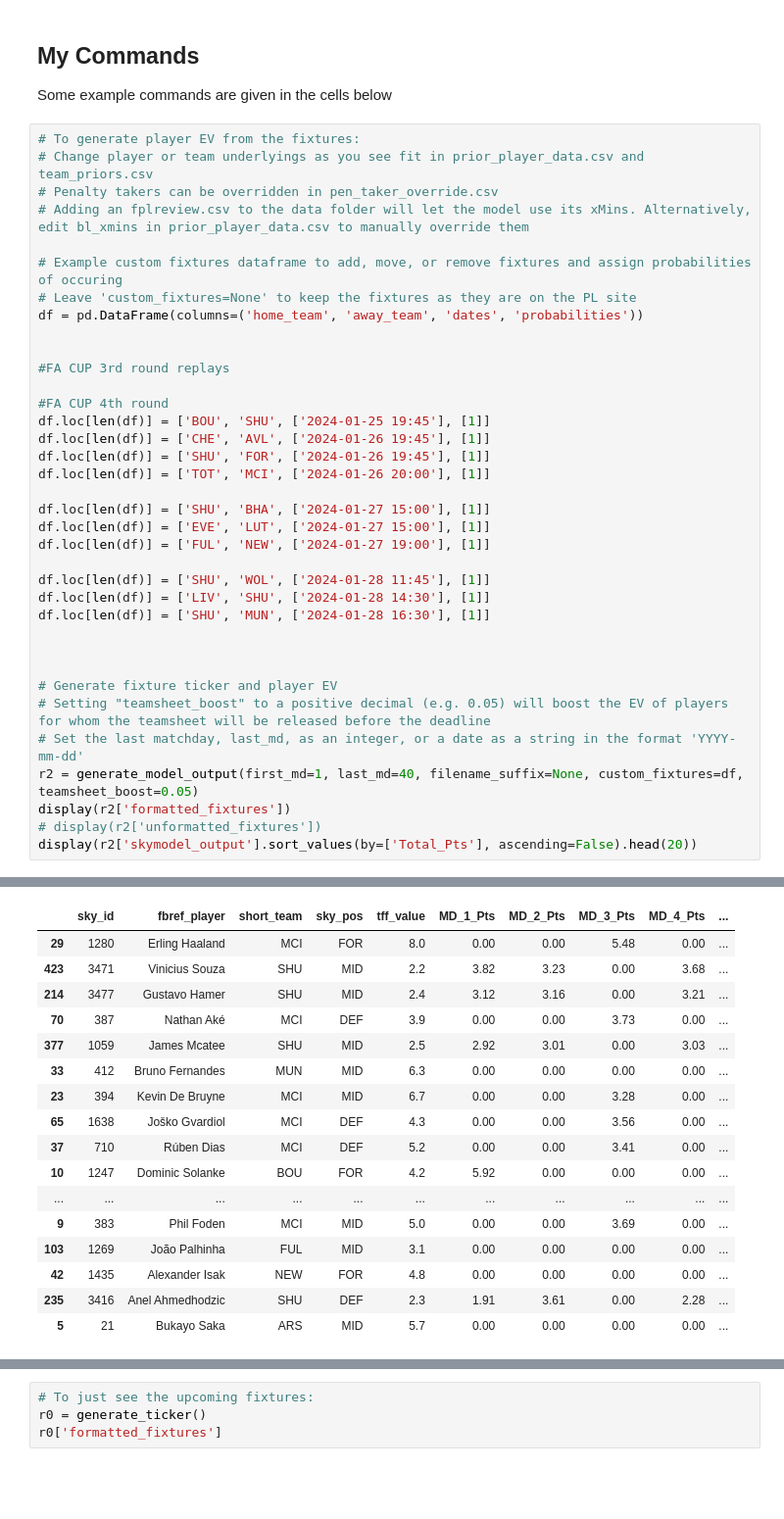
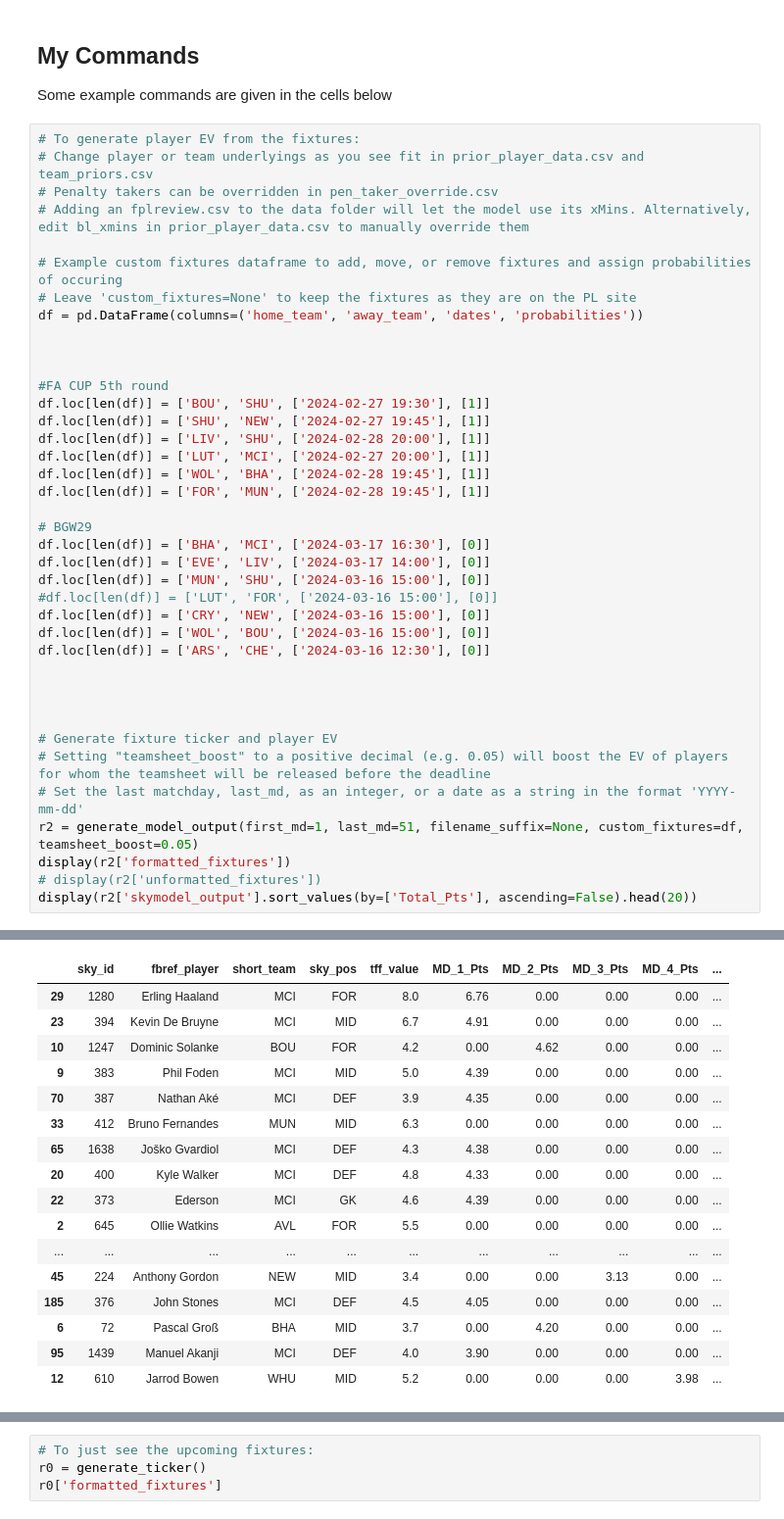
Before and after one commit to da-kbennett/TFF-Optimisation, a Jupyter notebook: notebooks/TFF_opt_v1.ipynb, the cells around one changed output, grey strips where cells are left out. Shown: that part at 98% size. Saved outputs shown, nothing was run; the diff lists cells and outputs as text; blank space fills up the shorter version.

```diff
--- a/notebooks/TFF_opt_v1.ipynb
+++ b/notebooks/TFF_opt_v1.ipynb
@@ -1074,28 +1076,31 @@ Some example commands are given in the cells below
 df = pd.DataFrame(columns=('home_team', 'away_team', 'dates', 'probabilities'))
 
 
-#FA CUP 3rd round replays
 
-#FA CUP 4th round
-df.loc[len(df)] = ['BOU', 'SHU', ['2024-01-25 19:45'], [1]]
-df.loc[len(df)] = ['CHE', 'AVL', ['2024-01-26 19:45'], [1]]
-df.loc[len(df)] = ['SHU', 'FOR', ['2024-01-26 19:45'], [1]]
-df.loc[len(df)] = ['TOT', 'MCI', ['2024-01-26 20:00'], [1]]
+#FA CUP 5th round
+df.loc[len(df)] = ['BOU', 'SHU', ['2024-02-27 19:30'], [1]]
+df.loc[len(df)] = ['SHU', 'NEW', ['2024-02-27 19:45'], [1]]
+df.loc[len(df)] = ['LIV', 'SHU', ['2024-02-28 20:00'], [1]]
+df.loc[len(df)] = ['LUT', 'MCI', ['2024-02-27 20:00'], [1]]
+df.loc[len(df)] = ['WOL', 'BHA', ['2024-02-28 19:45'], [1]]
+df.loc[len(df)] = ['FOR', 'MUN', ['2024-02-28 19:45'], [1]]
 
-df.loc[len(df)] = ['SHU', 'BHA', ['2024-01-27 15:00'], [1]]
-df.loc[len(df)] = ['EVE', 'LUT', ['2024-01-27 15:00'], [1]]
-df.loc[len(df)] = ['FUL', 'NEW', ['2024-01-27 19:00'], [1]]
+# BGW29
+df.loc[len(df)] = ['BHA', 'MCI', ['2024-03-17 16:30'], [0]]
+df.loc[len(df)] = ['EVE', 'LIV', ['2024-03-17 14:00'], [0]]
+df.loc[len(df)] = ['MUN', 'SHU', ['2024-03-16 15:00'], [0]]
+#df.loc[len(df)] = ['LUT', 'FOR', ['2024-03-16 15:00'], [0]]
+df.loc[len(df)] = ['CRY', 'NEW', ['2024-03-16 15:00'], [0]]
+df.loc[len(df)] = ['WOL', 'BOU', ['2024-03-16 15:00'], [0]]
+df.loc[len(df)] = ['ARS', 'CHE', ['2024-03-16 12:30'], [0]]
 
-df.loc[len(df)] = ['SHU', 'WOL', ['2024-01-28 11:45'], [1]]
-df.loc[len(df)] = ['LIV', 'SHU', ['2024-01-28 14:30'], [1]]
-df.loc[len(df)] = ['SHU', 'MUN', ['2024-01-28 16:30'], [1]]
 
 
 
 # Generate fixture ticker and player EV
 # Setting "teamsheet_boost" to a positive decimal (e.g. 0.05) will boost the EV of players for whom the teamsheet will be released before the deadline
 # Set the last matchday, last_md, as an integer, or a date as a string in the format 'YYYY-mm-dd'
-r2 = generate_model_output(first_md=1, last_md=40, filename_suffix=None, custom_fixtures=df, teamsheet_boost=0.05)
+r2 = generate_model_output(first_md=1, last_md=51, filename_suffix=None, custom_fixtures=df, teamsheet_boost=0.05)
 display(r2['formatted_fixtures'])
 # display(r2['unformatted_fixtures'])
 display(r2['skymodel_output'].sort_values(by=['Total_Pts'], ascending=False).head(20))
@@ -1123,20 +1128,20 @@ display(r2['skymodel_output'].sort_values(by=['Total_Pts'], ascending=False).hea
 |  | sky_id | fbref_player | short_team | sky_pos | tff_value | MD_1_Pts | MD_2_Pts | MD_3_Pts | MD_4_Pts | ... |
-| 29 | 1280 | Erling Haaland | MCI | FOR | 8.0 | 0.00 | 0.00 | 5.48 | 0.00 | ... |
-| 423 | 3471 | Vinicius Souza | SHU | MID | 2.2 | 3.82 | 3.23 | 0.00 | 3.68 | ... |
-| 214 | 3477 | Gustavo Hamer | SHU | MID | 2.4 | 3.12 | 3.16 | 0.00 | 3.21 | ... |
-| 70 | 387 | Nathan Aké | MCI | DEF | 3.9 | 0.00 | 0.00 | 3.73 | 0.00 | ... |
-| 377 | 1059 | James Mcatee | SHU | MID | 2.5 | 2.92 | 3.01 | 0.00 | 3.03 | ... |
+| 29 | 1280 | Erling Haaland | MCI | FOR | 8.0 | 6.76 | 0.00 | 0.00 | 0.00 | ... |
+| 23 | 394 | Kevin De Bruyne | MCI | MID | 6.7 | 4.91 | 0.00 | 0.00 | 0.00 | ... |
+| 10 | 1247 | Dominic Solanke | BOU | FOR | 4.2 | 0.00 | 4.62 | 0.00 | 0.00 | ... |
+| 9 | 383 | Phil Foden | MCI | MID | 5.0 | 4.39 | 0.00 | 0.00 | 0.00 | ... |
+| 70 | 387 | Nathan Aké | MCI | DEF | 3.9 | 4.35 | 0.00 | 0.00 | 0.00 | ... |
 | 33 | 412 | Bruno Fernandes | MUN | MID | 6.3 | 0.00 | 0.00 | 0.00 | 0.00 | ... |
-| 23 | 394 | Kevin De Bruyne | MCI | MID | 6.7 | 0.00 | 0.00 | 3.28 | 0.00 | ... |
-| 65 | 1638 | Joško Gvardiol | MCI | DEF | 4.3 | 0.00 | 0.00 | 3.56 | 0.00 | ... |
-| 37 | 710 | Rúben Dias | MCI | DEF | 5.2 | 0.00 | 0.00 | 3.41 | 0.00 | ... |
-| 10 | 1247 | Dominic Solanke | BOU | FOR | 4.2 | 5.92 | 0.00 | 0.00 | 0.00 | ... |
+| 65 | 1638 | Joško Gvardiol | MCI | DEF | 4.3 | 4.38 | 0.00 | 0.00 | 0.00 | ... |
+| 20 | 400 | Kyle Walker | MCI | DEF | 4.8 | 4.33 | 0.00 | 0.00 | 0.00 | ... |
+| 22 | 373 | Ederson | MCI | GK | 4.6 | 4.39 | 0.00 | 0.00 | 0.00 | ... |
+| 2 | 645 | Ollie Watkins | AVL | FOR | 5.5 | 0.00 | 0.00 | 0.00 | 0.00 | ... |
 | ... | ... | ... | ... | ... | ... | ... | ... | ... | ... | ... |
-| 9 | 383 | Phil Foden | MCI | MID | 5.0 | 0.00 | 0.00 | 3.69 | 0.00 | ... |
-| 103 | 1269 | João Palhinha | FUL | MID | 3.1 | 0.00 | 0.00 | 0.00 | 0.00 | ... |
-| 42 | 1435 | Alexander Isak | NEW | FOR | 4.8 | 0.00 | 0.00 | 0.00 | 0.00 | ... |
-| 235 | 3416 | Anel Ahmedhodzic | SHU | DEF | 2.3 | 1.91 | 3.61 | 0.00 | 2.28 | ... |
-| 5 | 21 | Bukayo Saka | ARS | MID | 5.7 | 0.00 | 0.00 | 0.00 | 0.00 | ... |
+| 45 | 224 | Anthony Gordon | NEW | MID | 3.4 | 0.00 | 0.00 | 3.13 | 0.00 | ... |
+| 185 | 376 | John Stones | MCI | DEF | 4.5 | 4.05 | 0.00 | 0.00 | 0.00 | ... |
+| 6 | 72 | Pascal Groß | BHA | MID | 3.7 | 0.00 | 4.20 | 0.00 | 0.00 | ... |
+| 95 | 1439 | Manuel Akanji | MCI | DEF | 4.0 | 3.90 | 0.00 | 0.00 | 0.00 | ... |
+| 12 | 610 | Jarrod Bowen | WHU | MID | 5.2 | 0.00 | 0.00 | 0.00 | 3.98 | ... |
 # %%
 # To generate optimal team and plan:
 # List all the sky IDs of all players to include in the initial squad (or leave empty), see prior_player_data.csv for reference
```
Also changed, not shown: parts of 3 cells of this notebook, 5 other files.
